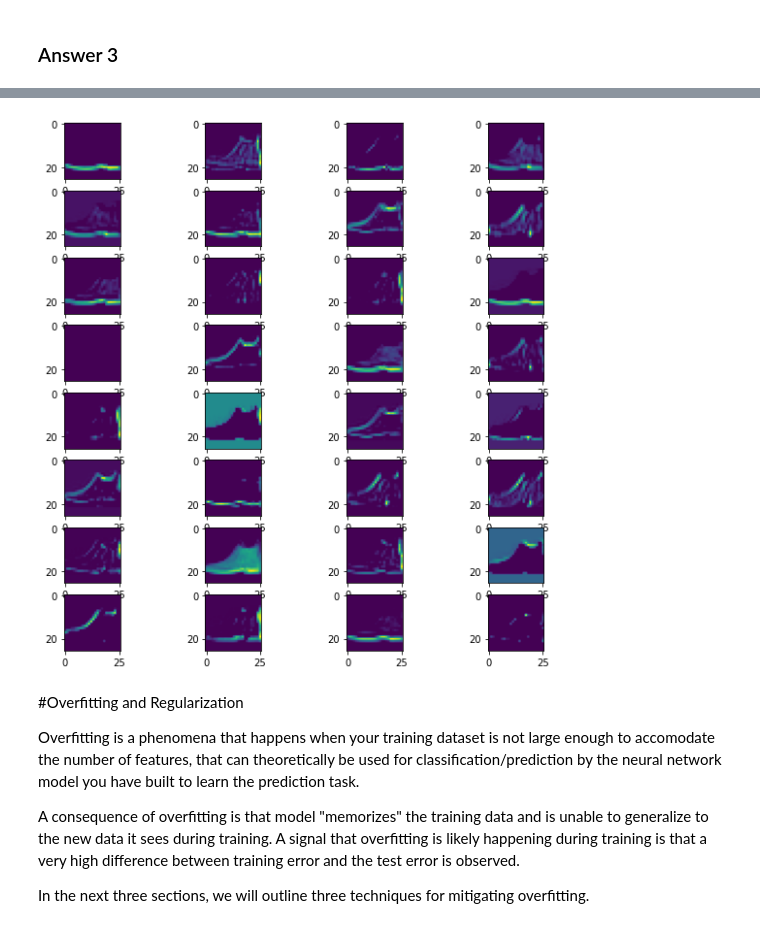
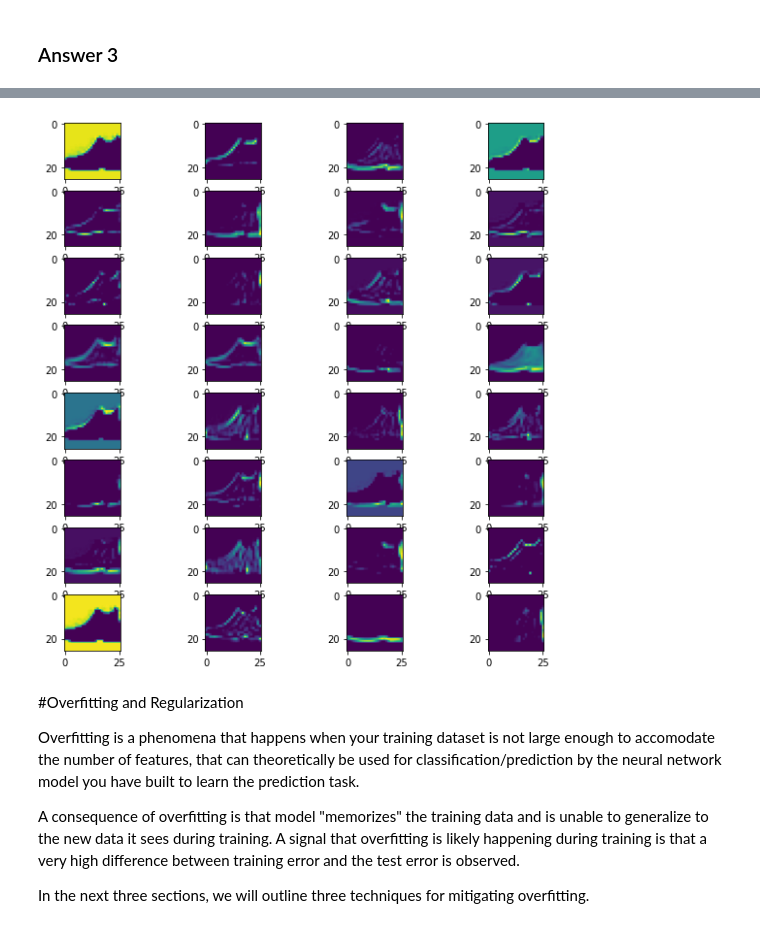
Before and after one commit to AntoniosMalak/spring_2023_vail-AntoniosMalak, a Jupyter notebook: Day_04/Convolutional_Neural_Network.ipynb, the cells around one changed output, grey strips where cells are left out. Cells and saved outputs as stored; diff of their text form; code cells hidden in the pictures.

```diff
--- a/Day_04/Convolutional_Neural_Network.ipynb
+++ b/Day_04/Convolutional_Neural_Network.ipynb
@@ -269,14 +269,20 @@ Hint: See the sections above to identify how you should go about doing the vario
 ### Answer 3
 # %%
 """ Enter your code for Question 3 here """
-model_y = tf.keras.models.Sequential(model_x.get_layer(name = None , index = 0))
-feature_maps_ = model_y.predict(test_images)
+# redefine model to output right after the second hidden layer
+model_y = tf.keras.models.Sequential(model.get_layer(name=None, index=1))
 
+# get feature map for the second hidden layer
+feature_maps2 = model_y.predict(feature_maps)
+
+# plot all 32 maps in an 8x8 squares
 ix = 1
-print(feature_maps_.shape)
+print(feature_maps2 .shape)
+# specify subplot and turn of axis
 fig, ax = plt.subplots(8, 4, figsize=(10, 10))
 for i in range(8):
-	for j in range(4):
-		ax[i, j].imshow(feature_maps_[0, :, :, ix-1])
-		ix += 1
+    for j in range(4):
+        # plot filter channel in grayscale
+        ax[i, j].imshow(feature_maps2 [0, :, :, ix-1])
+        ix += 1
 # %% [output]
@@ -284,5 +290,5 @@ for i in range(8):
 (10000, 26, 26, 32)
-[figure, old version]
+[figure, new version]
 # %% [markdown]
 #Overfitting and Regularization
 
```
Also changed, not shown: parts of 10 cells of this notebook.
